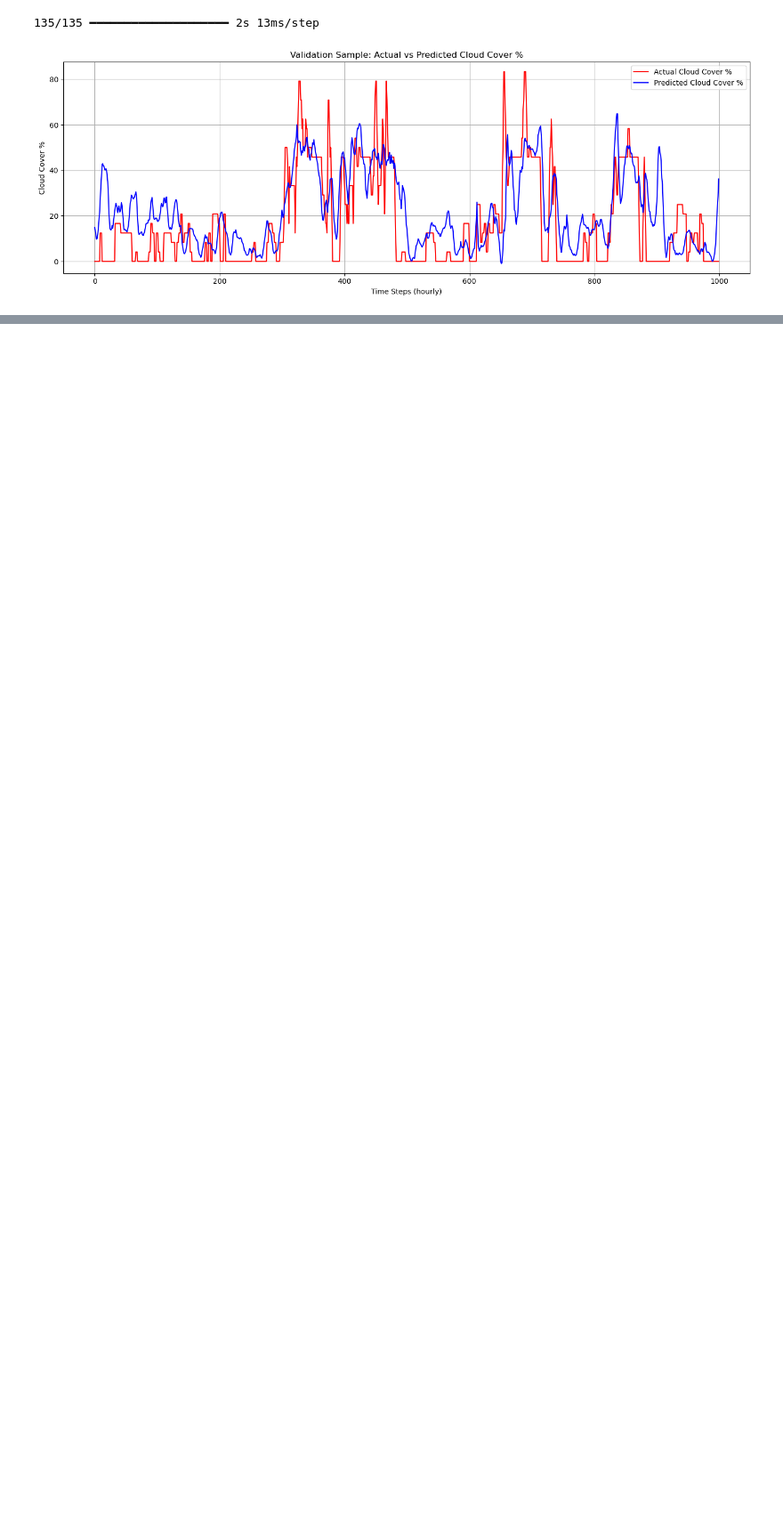
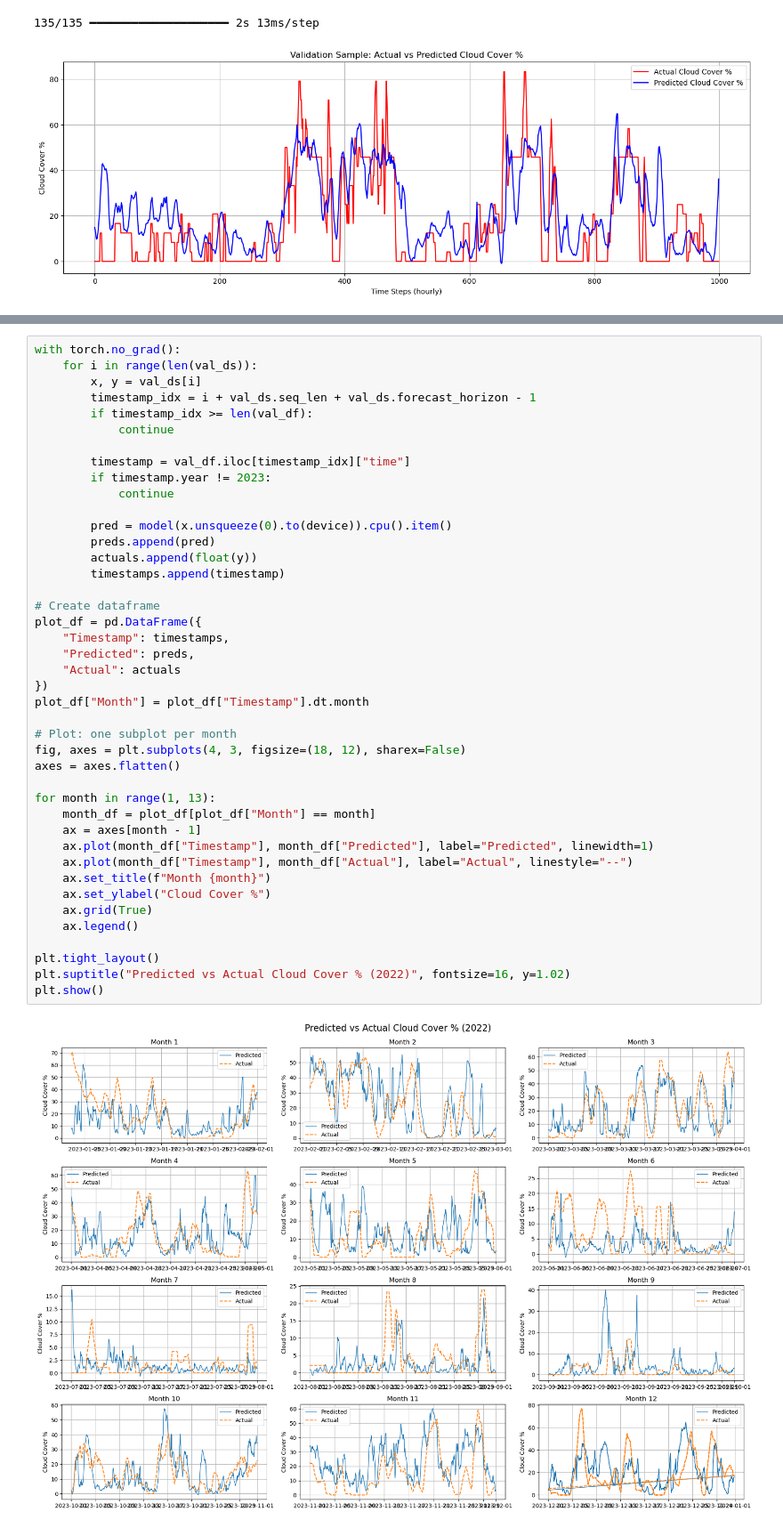
Before and after one commit to abood-shehade/Weather-prediction, a Jupyter notebook: Cloud_and_Pricipitation.ipynb, the cells around one changed output, grey strips where cells are left out. Shown at 89% size. Cells and saved outputs as stored; diff of their text form; blank space fills up the shorter version.

```diff
--- a/Cloud_and_Pricipitation.ipynb
+++ b/Cloud_and_Pricipitation.ipynb
@@ -502,0 +934,44 @@ plt.show()
+# %%
+with torch.no_grad():
+    for i in range(len(val_ds)):
+        x, y = val_ds[i]
+        timestamp_idx = i + val_ds.seq_len + val_ds.forecast_horizon - 1
+        if timestamp_idx >= len(val_df):
+            continue
+
+        timestamp = val_df.iloc[timestamp_idx]["time"]
+        if timestamp.year != 2023:
+            continue
+
+        pred = model(x.unsqueeze(0).to(device)).cpu().item()
+        preds.append(pred)
+        actuals.append(float(y))
+        timestamps.append(timestamp)
+
+# Create dataframe
+plot_df = pd.DataFrame({
+    "Timestamp": timestamps,
+    "Predicted": preds,
+    "Actual": actuals
+})
+plot_df["Month"] = plot_df["Timestamp"].dt.month
+
+# Plot: one subplot per month
+fig, axes = plt.subplots(4, 3, figsize=(18, 12), sharex=False)
+axes = axes.flatten()
+
+for month in range(1, 13):
+    month_df = plot_df[plot_df["Month"] == month]
+    ax = axes[month - 1]
+    ax.plot(month_df["Timestamp"], month_df["Predicted"], label="Predicted", linewidth=1)
+    ax.plot(month_df["Timestamp"], month_df["Actual"], label="Actual", linestyle="--")
+    ax.set_title(f"Month {month}")
+    ax.set_ylabel("Cloud Cover %")
+    ax.grid(True)
+    ax.legend()
+
+plt.tight_layout()
+plt.suptitle("Predicted vs Actual Cloud Cover % (2022)", fontsize=16, y=1.02)
+plt.show()
+# %% [output]
+[figure, added]
```
Also changed, not shown: parts of 29 cells of this notebook, 52 other files.
